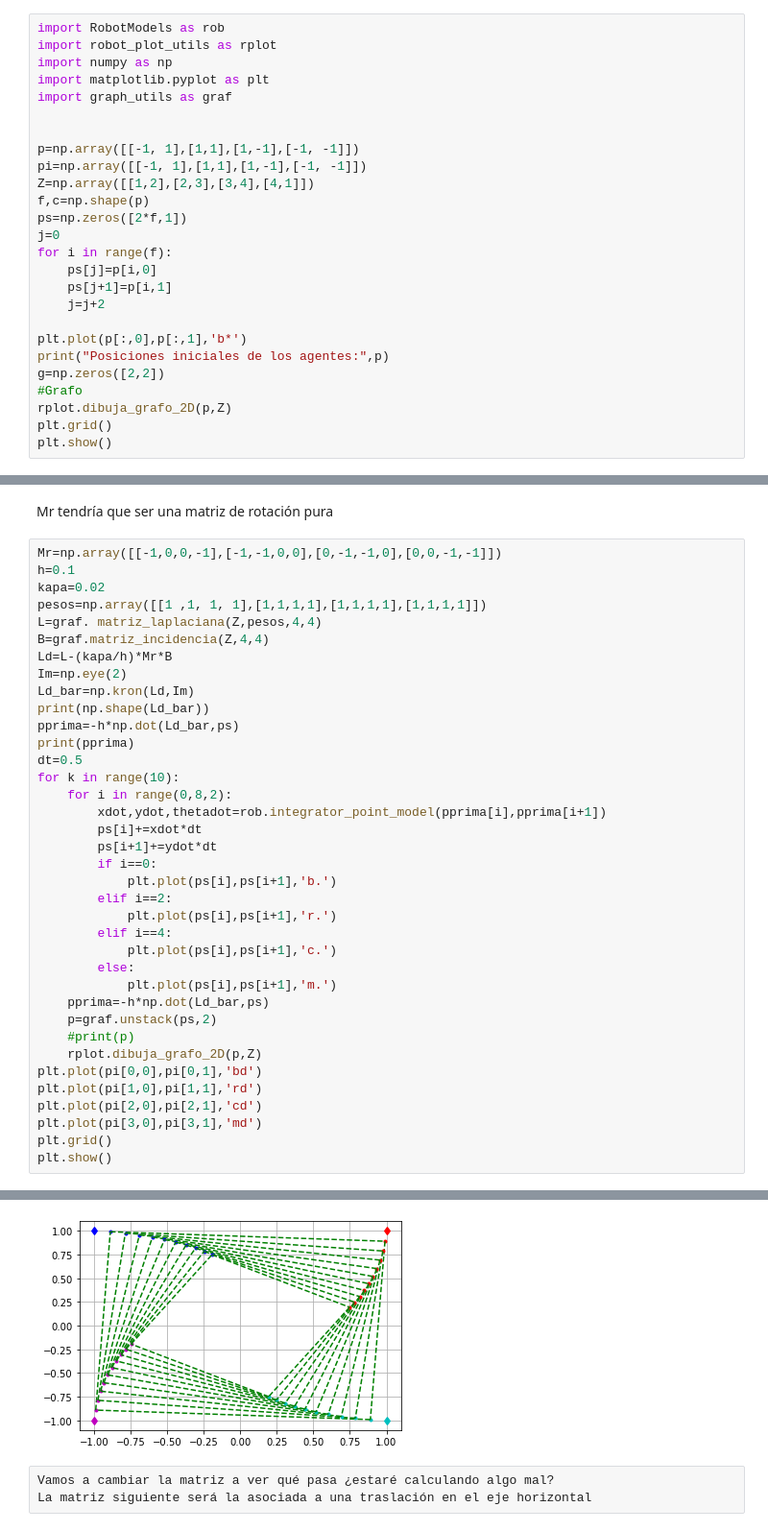
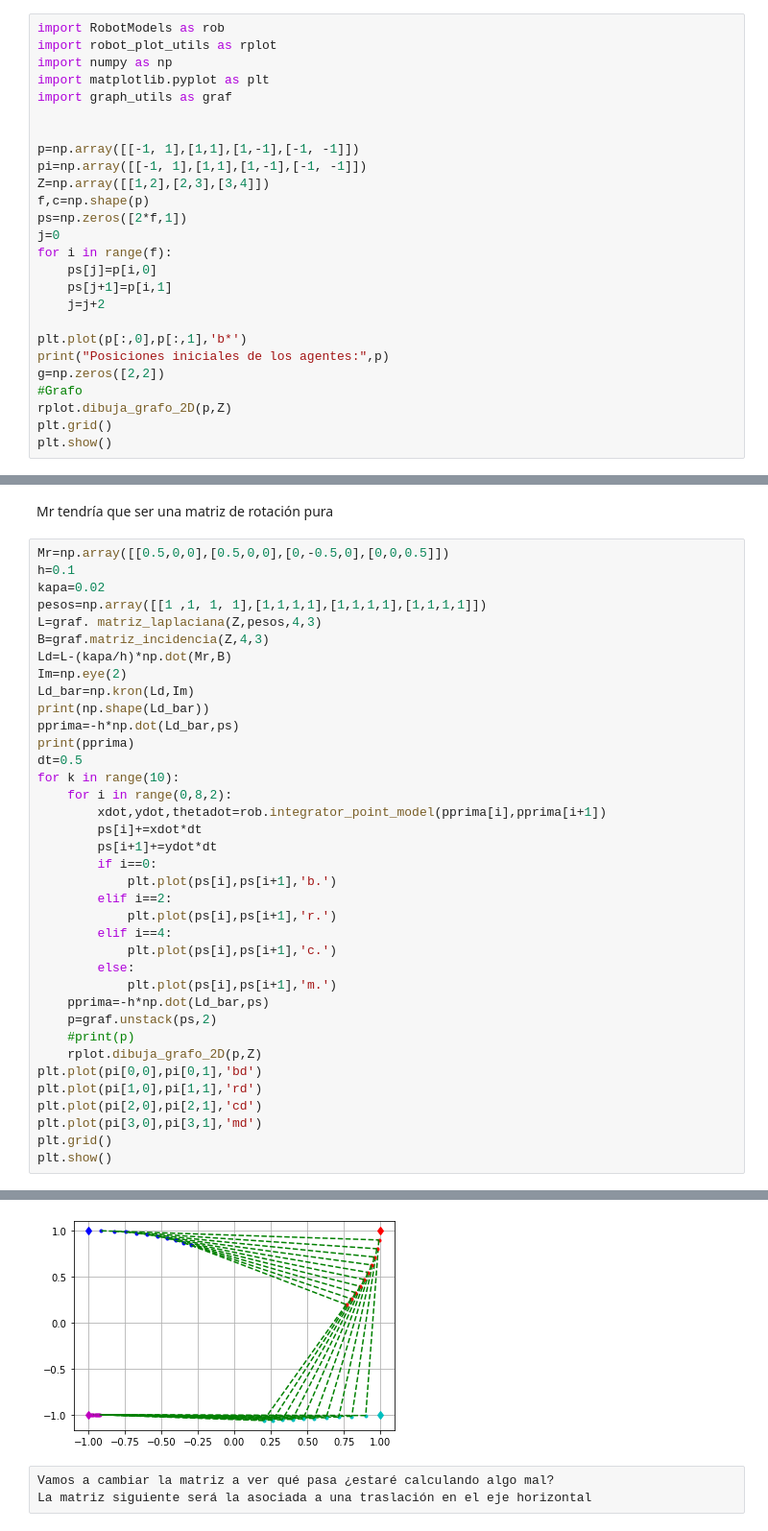
Before and after one commit to Liagar/MultirobotFormation, a Jupyter notebook: 01_Modules/Formacion4Robots.ipynb, the cells around one changed output, grey strips where cells are left out. Shown at 96% size. Drawn from its saved outputs; the diff is of its cells as text.

Commit message:
Construida matriz R, RT y DR. Error aún en las dimensiones

```diff
--- a/01_Modules/Formacion4Robots.ipynb
+++ b/01_Modules/Formacion4Robots.ipynb
@@ -12,7 +12,7 @@ import graph_utils as graf
 
 p=np.array([[-1, 1],[1,1],[1,-1],[-1, -1]])
 pi=np.array([[-1, 1],[1,1],[1,-1],[-1, -1]])
-Z=np.array([[1,2],[2,3],[3,4],[4,1]])
+Z=np.array([[1,2],[2,3],[3,4]])
 f,c=np.shape(p)
 ps=np.zeros([2*f,1])
 j=0
@@ -37,13 +37,13 @@ Posiciones iniciales de los agentes: [[-1  1]
 # %% [markdown]
 Mr tendría que ser una matriz de rotación pura
 # %%
-Mr=np.array([[-1,0,0,-1],[-1,-1,0,0],[0,-1,-1,0],[0,0,-1,-1]])
+Mr=np.array([[0.5,0,0],[0.5,0,0],[0,-0.5,0],[0,0,0.5]])
 h=0.1
 kapa=0.02
 pesos=np.array([[1 ,1, 1, 1],[1,1,1,1],[1,1,1,1],[1,1,1,1]])
-L=graf. matriz_laplaciana(Z,pesos,4,4)
-B=graf.matriz_incidencia(Z,4,4)
-Ld=L-(kapa/h)*Mr*B
+L=graf. matriz_laplaciana(Z,pesos,4,3)
+B=graf.matriz_incidencia(Z,4,3)
+Ld=L-(kapa/h)*np.dot(Mr,B)
 Im=np.eye(2)
 Ld_bar=np.kron(Ld,Im)
 print(np.shape(Ld_bar))
@@ -86,4 +86,4 @@ plt.show()
-[figure, old version]
+[figure, new version]
 # %%
 Vamos a cambiar la matriz a ver qué pasa ¿estaré calculando algo mal?
 La matriz siguiente será la asociada a una traslación en el eje horizontal
```
Also changed, not shown: parts of 2 cells of this notebook, 1 other file.
